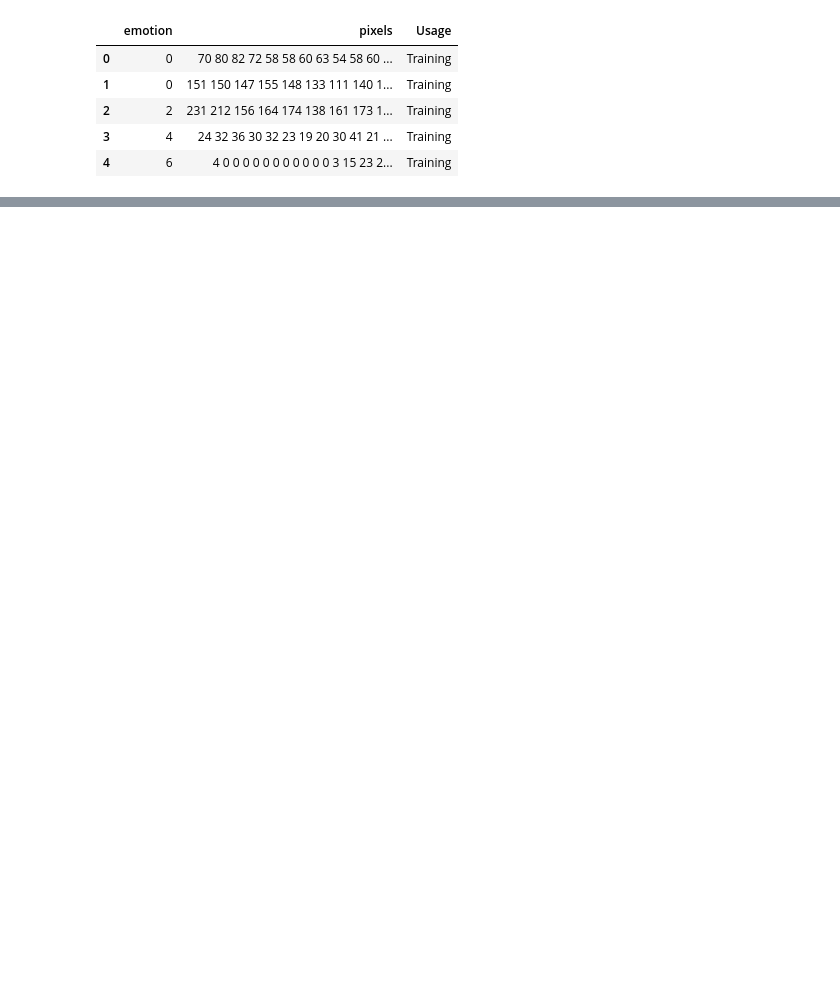
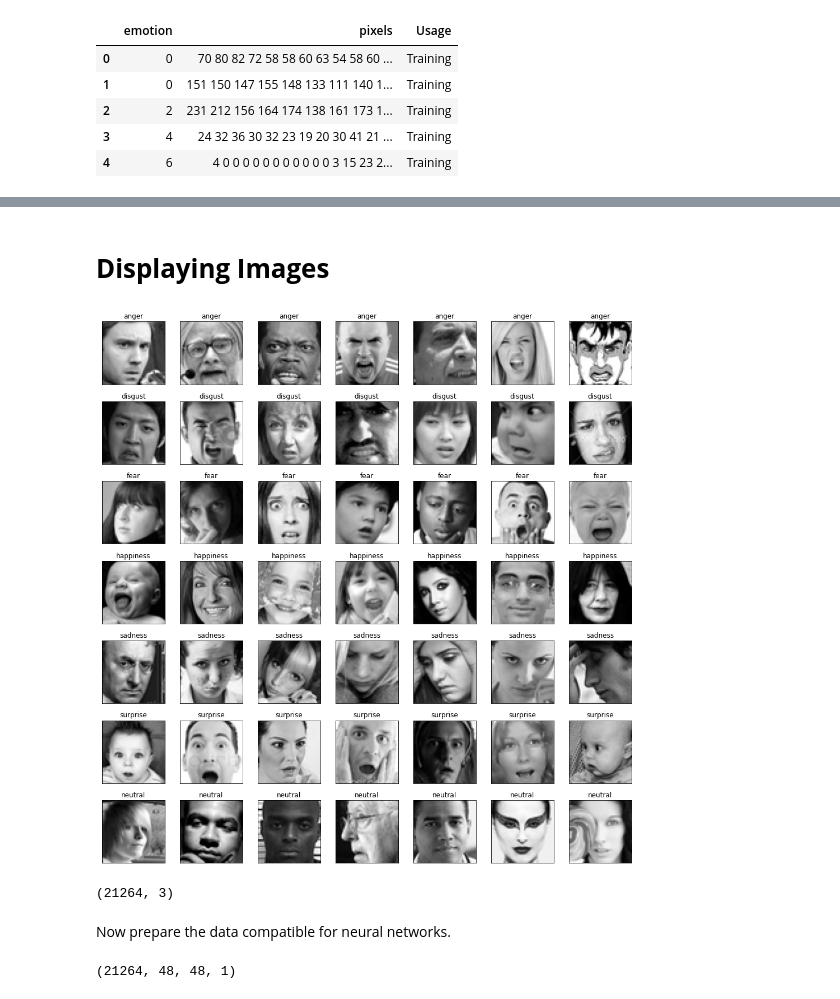
Before and after one commit to Creatrohit9/Face-Emotion-Recognition, a Jupyter notebook: Live_Class_Monitoring_System(Face_Emotion_Recognition)Rohit_bhadauriya.ipynb, the cells around one changed output, grey strips where cells are left out. Drawn from its saved outputs; the diff is of its cells as text; code cells hidden in the pictures; blank space fills up the shorter version.

```diff
--- a/Live_Class_Monitoring_System(Face_Emotion_Recognition)Rohit_bhadauriya.ipynb
+++ b/Live_Class_Monitoring_System(Face_Emotion_Recognition)Rohit_bhadauriya.ipynb
@@ -153,0 +208,2 @@ df.head()
+# %%
+emotion_label_to_text = {0:'anger', 1:'disgust', 2:'fear', 3:'happiness', 4: 'sadness', 5: 'surprise', 6: 'neutral'}
@@ -153,0 +246,22 @@ df.head()
+# %% [markdown]
+# **Displaying Images**
+# %%
+# size of the image: 48*48 pixels
+
+fig = pyplot.figure(1, (14, 14))
+
+k = 0
+for label in sorted(df.emotion.unique()):
+    for j in range(7):
+        px = df[df.emotion==label].pixels.iloc[k]
+        px = np.array(px.split(' ')).reshape(48, 48).astype('float32')
+
+        k += 1
+        ax = pyplot.subplot(7, 7, k)
+        ax.imshow(px, cmap='gray')
+        ax.set_xticks([])
+        ax.set_yticks([])
+        ax.set_title(emotion_label_to_text[label])
+        pyplot.tight_layout()
+# %% [output]
+[figure, added]
@@ -153,0 +270,7 @@ df.head()
+# %%
+df = df[df.emotion.isin(INTERESTED_LABELS)]
+df.shape
+# %% [output]
+(21264, 3)
+# %% [markdown]
+Now prepare the data compatible for neural networks.
@@ -153,0 +280,4 @@ df.head()
+# %%
+img_array.shape
+# %% [output]
+(21264, 48, 48, 1)
```
Also changed, not shown: parts of 26 cells of this notebook.
